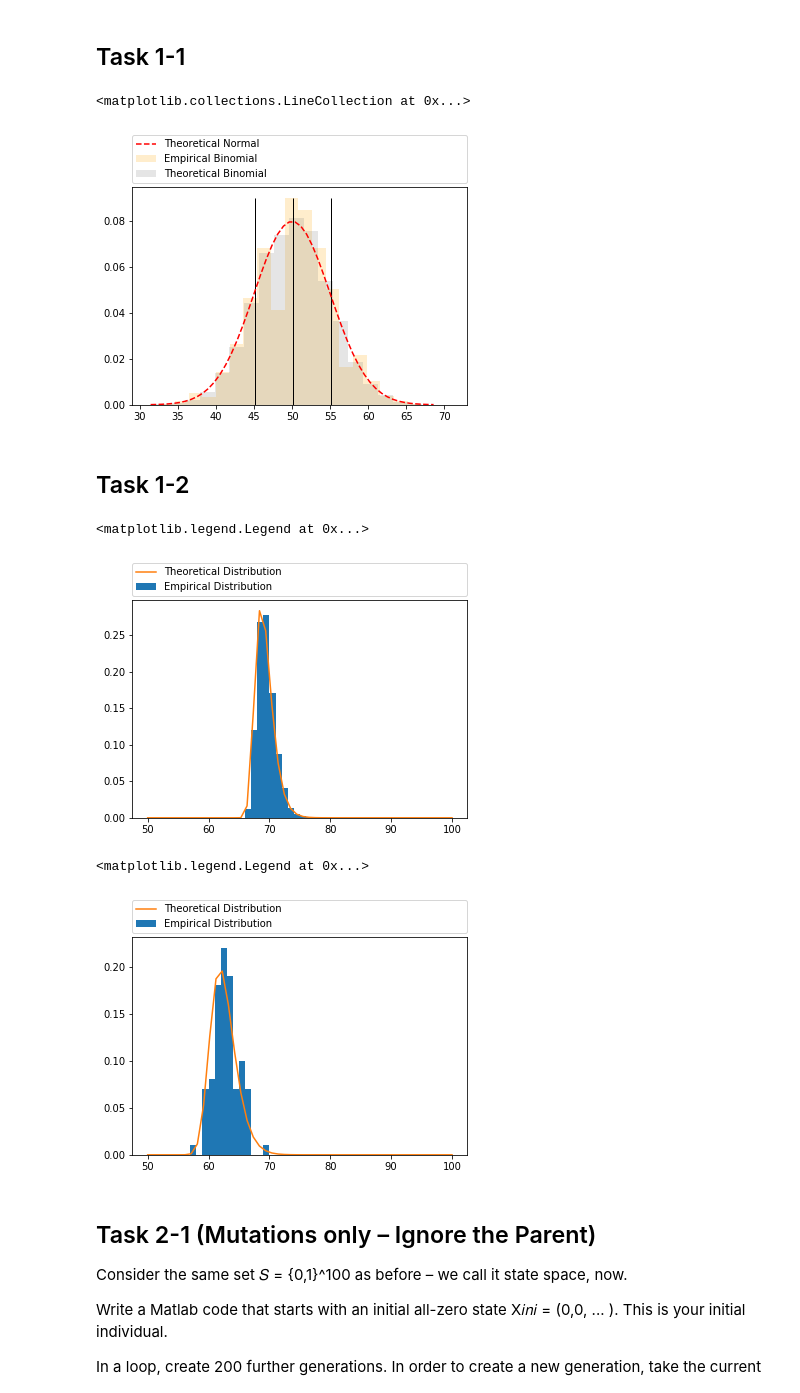
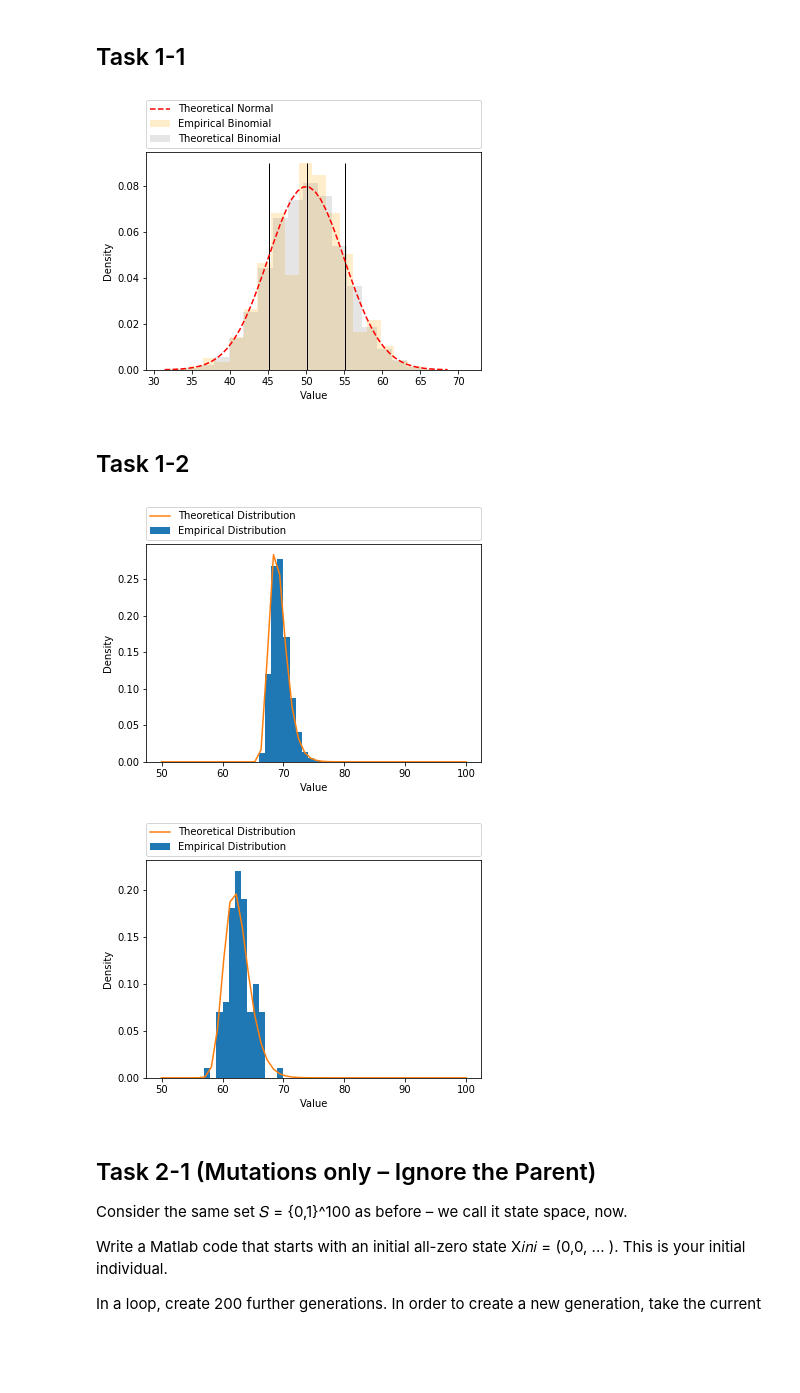
Before and after one commit to slchangtw/optimization, a Jupyter notebook: genetic_algorithm.ipynb, the cells around one changed output. Drawn from its saved outputs; the diff is of its cells as text; code cells hidden in the pictures; blank space fills up the shorter version.

```diff
--- a/genetic_algorithm.ipynb
+++ b/genetic_algorithm.ipynb
@@ -24,19 +24,21 @@ normal = np.linspace(norm.ppf(0.0001, 50, 5), norm.ppf(0.9999, 50, 5), 50)
 # %%
 kwargs = dict(histtype='stepfilled', alpha=0.2, bins=20, edgecolor='None', density=True)
 
 plt.hist(V, color='orange', label='Empirical Binomial', **kwargs)
 plt.hist(binomial, color='grey', label='Theoretical Binomial', **kwargs)
 plt.plot(normal, norm.pdf(normal, 50, 5), 'r--', label = 'Theoretical Normal')
 
 plt.legend(bbox_to_anchor=(0., 1.02, 1., .102), loc=3,
            ncol=1, mode="expand", borderaxespad=0.)
 
 plt.vlines(x=mean_V, ymin=0, ymax=0.09, linewidth=1)
 plt.vlines(x=mean_V - std_V, ymin=0, ymax=0.09, linewidth=1)
 plt.vlines(x=mean_V + std_V, ymin=0, ymax=0.09, linewidth=1)
+plt.xlabel('Value')
+plt.ylabel('Density')
+plt.show()
 # %% [output]
-<matplotlib.collections.LineCollection at 0x...>
-[figure, old version]
+[figure, new version]
 # %% [markdown]
 ## Task 1-2
 # %%
@@ -53,9 +55,11 @@ plt.plot(x, largest_pdf, label = 'Theoretical Distribution')
 
 plt.legend(bbox_to_anchor=(0., 1.02, 1., .102), loc=3,
            ncol=1, mode="expand", borderaxespad=0.)
+plt.xlabel('Value')
+plt.ylabel('Density')
+plt.show()
 # %% [output]
-<matplotlib.legend.Legend at 0x...>
-[figure, old version]
+[figure, new version]
 # %%
 n_sample = 100
 y = np.zeros(n_sample)
@@ -70,9 +74,11 @@ plt.plot(x, largest_pdf, label = 'Theoretical Distribution')
 
 plt.legend(bbox_to_anchor=(0., 1.02, 1., .102), loc=3,
            ncol=1, mode="expand", borderaxespad=0.)
+plt.xlabel('Value')
+plt.ylabel('Density')
+plt.show()
 # %% [output]
-<matplotlib.legend.Legend at 0x...>
-[figure, old version]
+[figure, new version]
 # %% [markdown]
 ## Task 2-1 (Mutations only – Ignore the Parent)
 Consider the same set 𝑆 = {0,1}^100 as before – we call it state space, now.
```
Also changed, not shown: parts of 29 cells of this notebook.
